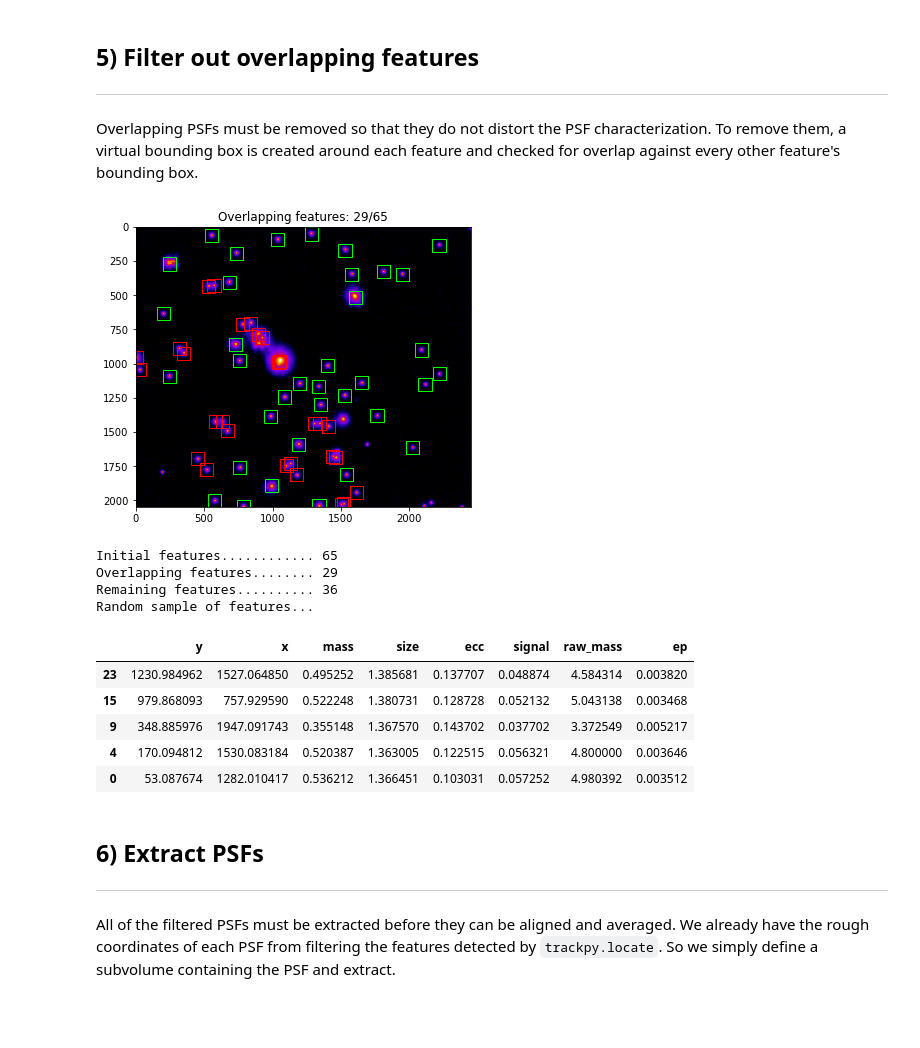
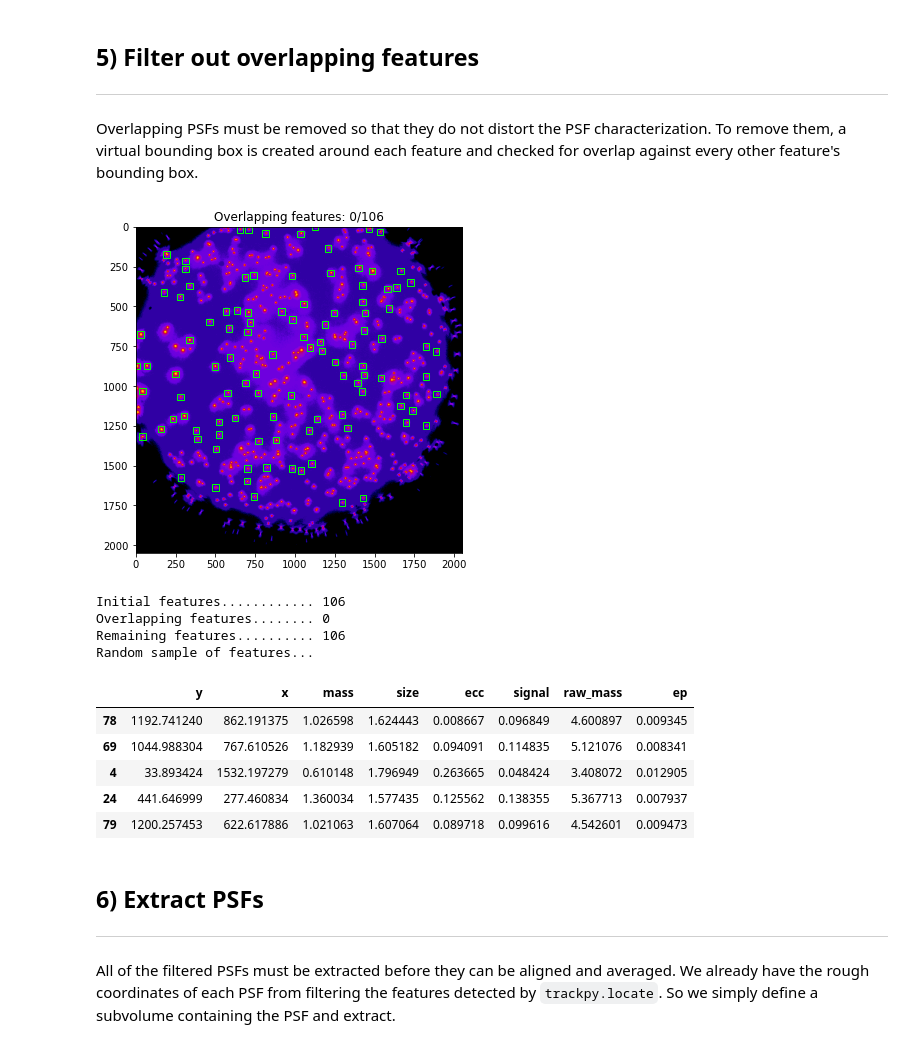
Before and after one commit to hoogenboom-group/PSF-Extractor, a Jupyter notebook: notebooks/walkthrough.ipynb, the cells around one changed output. Drawn from its saved outputs; the diff is of its cells as text; code cells hidden in the pictures; blank space fills up the shorter version.

```diff
--- a/notebooks/walkthrough.ipynb
+++ b/notebooks/walkthrough.ipynb
@@ -32,16 +32,16 @@ logging.getLogger().setLevel(logging.INFO)
 Expected feature diameters in $x$, $y$, and optionally $z$ are needed for initial feature detection with `trackpy.locate`. These can either be provided or estimated from known optical parameters such as the numerical aperture, emission wavelength, and pixel size.
 # %%
 # Set pixel sizes [nm/px]
-psx = 64
+psx = 108
 psy = psx
-psz = 125
+psz = 300
 
 # Set optical parameters:
-NA = 0.85  # numerical aperture
+NA = 0.95  # numerical aperture
 lambda_em = 520  # emission wavelength
 
 # Set expected feature diameters [nm]
-dx_nm = 0.5 * lambda_em / NA
+dx_nm = lambda_em / NA
 dy_nm = dx_nm
 dz_nm = 3*dx_nm
 
@@ -95,7 +95,7 @@ from psf_extractor import load_stack, plot_mip
 ---
 # %%
 # Set directory of image stack
-file_pattern = '../data/sample_zstack_png_sequence/'
+file_pattern = '../data/sample2_zstack_tif_sequence/'
 # Load image stack
 stack = load_stack(file_pattern)
 # %% [output]
@@ -207,16 +207,16 @@ Overlapping PSFs must be removed so that they do not distort the PSF characteriz
 from psf_extractor import remove_overlapping_features, plot_overlapping_features
 # %%
 # Set dimensions of bounding box based on expected feature diameter
-wx = 10*dx_nm/psx  # px
-wy = 10*dy_nm/psy  # px
+wx = 8*dx_nm/psx  # px
+wy = 8*dy_nm/psy  # px
 
 # Remove overlapping features
 N_features = len(df_features)
 df, overlapping = remove_overlapping_features(df_features, wx=wx, wy=wy, return_indices=True)
 # %%
-plot_overlapping_features(mip, df_features, overlapping, width=wx)
+plot_overlapping_features(mip, df_features, overlapping, wx, wy)
 # %% [output]
-[figure, old version]
+[figure, new version]
 # %%
 # Update feature set
 df_features = df.reset_index(drop=True)
@@ -231,16 +231,16 @@ Random sample of features...
 print(out)
 df_features.sample(5)
 # %% [output]
-Initial features............ 65
-Overlapping features........ 29
-Remaining features.......... 36
+Initial features............ 106
+Overlapping features........ 0
+Remaining features.......... 106
 Random sample of features...
 |  | y | x | mass | size | ecc | signal | raw_mass | ep |
-| 23 | 1230.984962 | 1527.064850 | 0.495252 | 1.385681 | 0.137707 | 0.048874 | 4.584314 | 0.003820 |
-| 15 | 979.868093 | 757.929590 | 0.522248 | 1.380731 | 0.128728 | 0.052132 | 5.043138 | 0.003468 |
-| 9 | 348.885976 | 1947.091743 | 0.355148 | 1.367570 | 0.143702 | 0.037702 | 3.372549 | 0.005217 |
-| 4 | 170.094812 | 1530.083184 | 0.520387 | 1.363005 | 0.122515 | 0.056321 | 4.800000 | 0.003646 |
-| 0 | 53.087674 | 1282.010417 | 0.536212 | 1.366451 | 0.103031 | 0.057252 | 4.980392 | 0.003512 |
+| 78 | 1192.741240 | 862.191375 | 1.026598 | 1.624443 | 0.008667 | 0.096849 | 4.600897 | 0.009345 |
+| 69 | 1044.988304 | 767.610526 | 1.182939 | 1.605182 | 0.094091 | 0.114835 | 5.121076 | 0.008341 |
+| 4 | 33.893424 | 1532.197279 | 0.610148 | 1.796949 | 0.263665 | 0.048424 | 3.408072 | 0.012905 |
+| 24 | 441.646999 | 277.460834 | 1.360034 | 1.577435 | 0.125562 | 0.138355 | 5.367713 | 0.007937 |
+| 79 | 1200.257453 | 622.617886 | 1.021063 | 1.607064 | 0.089718 | 0.099616 | 4.542601 | 0.009473 |
 # %% [markdown]
 ## 6) Extract PSFs
 ---
```
Also changed, not shown: parts of 14 cells of this notebook.
